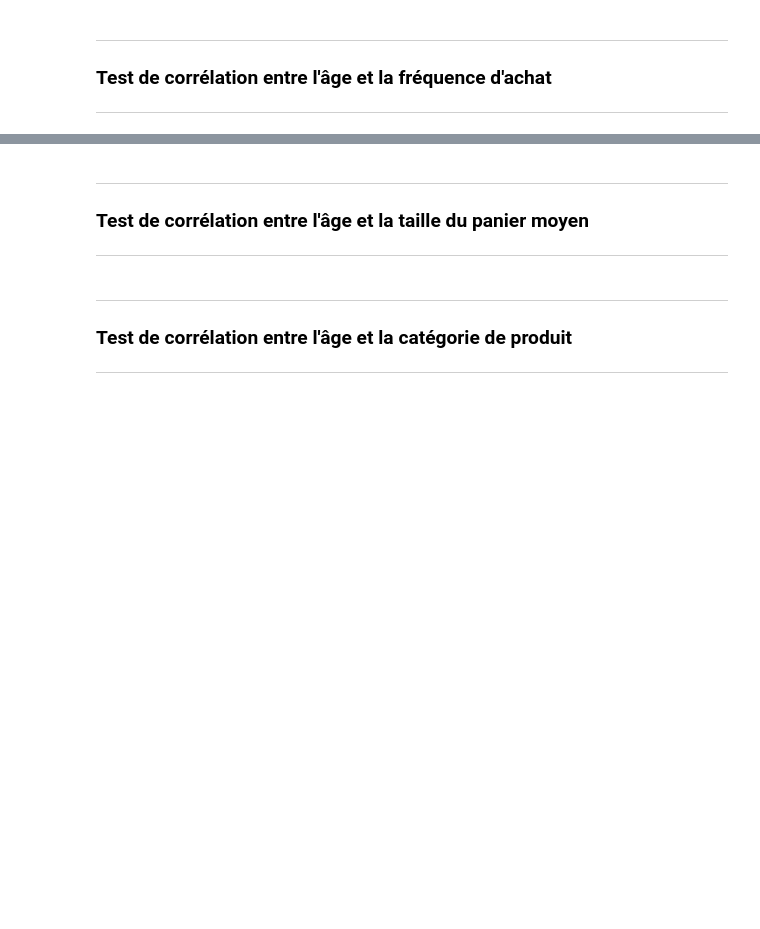
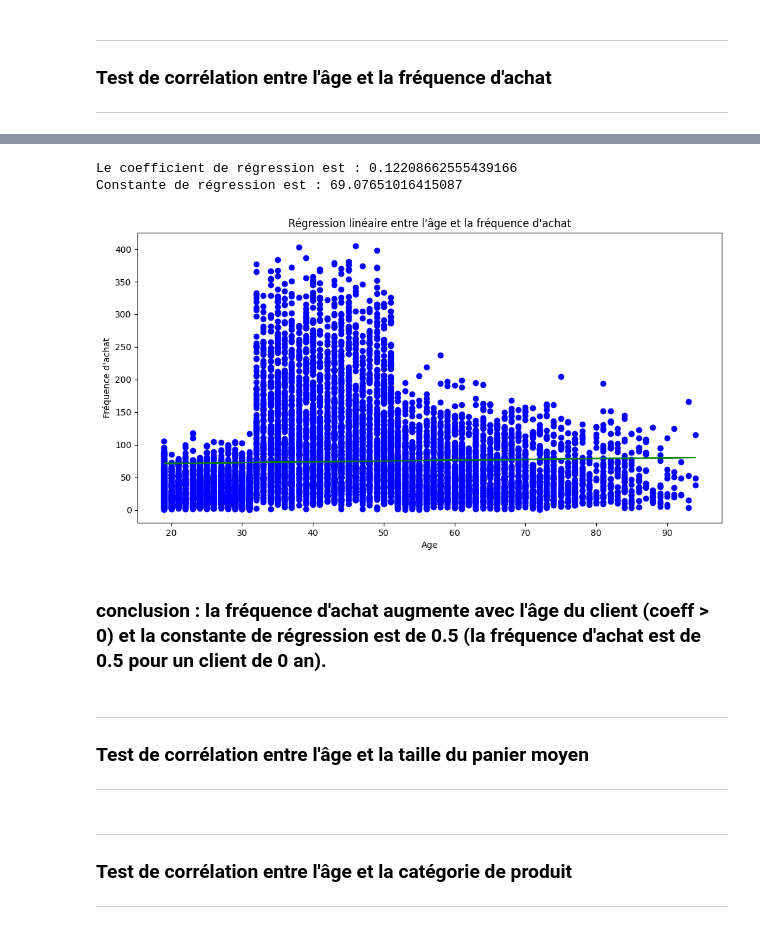
Before and after one commit to IshemZ/Projet_6-Lapage, a Jupyter notebook: Programme/5.data_statistics.ipynb, the cells around one changed output, grey strips where cells are left out. Drawn from its saved outputs; the diff is of its cells as text; code cells hidden in the pictures; blank space fills up the shorter version.

Commit message:
Ajout d'un modèle de régréssion linéaire

```diff
--- a/Programme/5.data_statistics.ipynb
+++ b/Programme/5.data_statistics.ipynb
@@ -666,3 +667,12 @@ plt.show()
 ---
 ### Test de corrélation entre l'âge et la fréquence d'achat
 ---
+# %%
+#Création d'une variable 'frequence_achat' qui contient le nombre d'achat
+df_stat['frequence_achat'] = 1
+
+#Aggrégation des données par client et par âge pour plus de précision dans l'analyse
+data_aggregated = df_stat.groupby(['client_id', 'age'])['frequence_achat'].sum().reset_index()
+data_aggregated = data_aggregated.sort_values(by='frequence_achat', ascending=False).reset_index(drop=True)
+data_aggregated_no_outliers = data_aggregated.loc[data_aggregated['frequence_achat'] < 5000 ] #je filtre les valeurs extrêmes
+data_aggregated_no_outliers
@@ -669,3 +693,35 @@ plt.show()
+# %%
+#création du modèle de régression linéaire
+model = LinearRegression()
+
+#X = data_aggregated[['age']] #variable indépendante
+#y = data_aggregated['frequence_achat'] #variable dépendante
+
+A = data_aggregated_no_outliers[['age']] #variable indépendante
+b = data_aggregated_no_outliers['frequence_achat'] #variable dépendante
+
+# X variable indépendante (âge), y variable dépendante (fréquence d'achat)
+#model.fit(X, y) #je fais apprendre le modèle sur les données
+model.fit(A, b) #je fais apprendre le modèle sur les données
+
+print(f"Le coefficient de régression est : {model.coef_[0]}")
+print(f"Constante de régression est : {model.intercept_}")
+
+plt.figure(figsize=(12, 6))
+#plt.scatter(X, y, color='blue')
+plt.scatter(A, b, color='blue')
+#plt.plot(X, model.predict(X), color='red')
+plt.plot(A, model.predict(A), color='green')
+plt.xlabel('Age')
+plt.ylabel('Fréquence d\'achat')
+plt.title('Régression linéaire entre l\'âge et la fréquence d\'achat')
+plt.show()
+# %% [output]
+Le coefficient de régression est : 0.12208662555439166
+Constante de régression est : 69.07651016415087
+[figure, added]
+# %% [markdown]
+### conclusion : la fréquence d'achat augmente avec l'âge du client (coeff > 0) et la constante de régression est de 0.5 (la fréquence d'achat est de 0.5 pour un client de 0 an).
 # %% [markdown]
 
 ---
```
Also changed, not shown: parts of 3 cells of this notebook.
